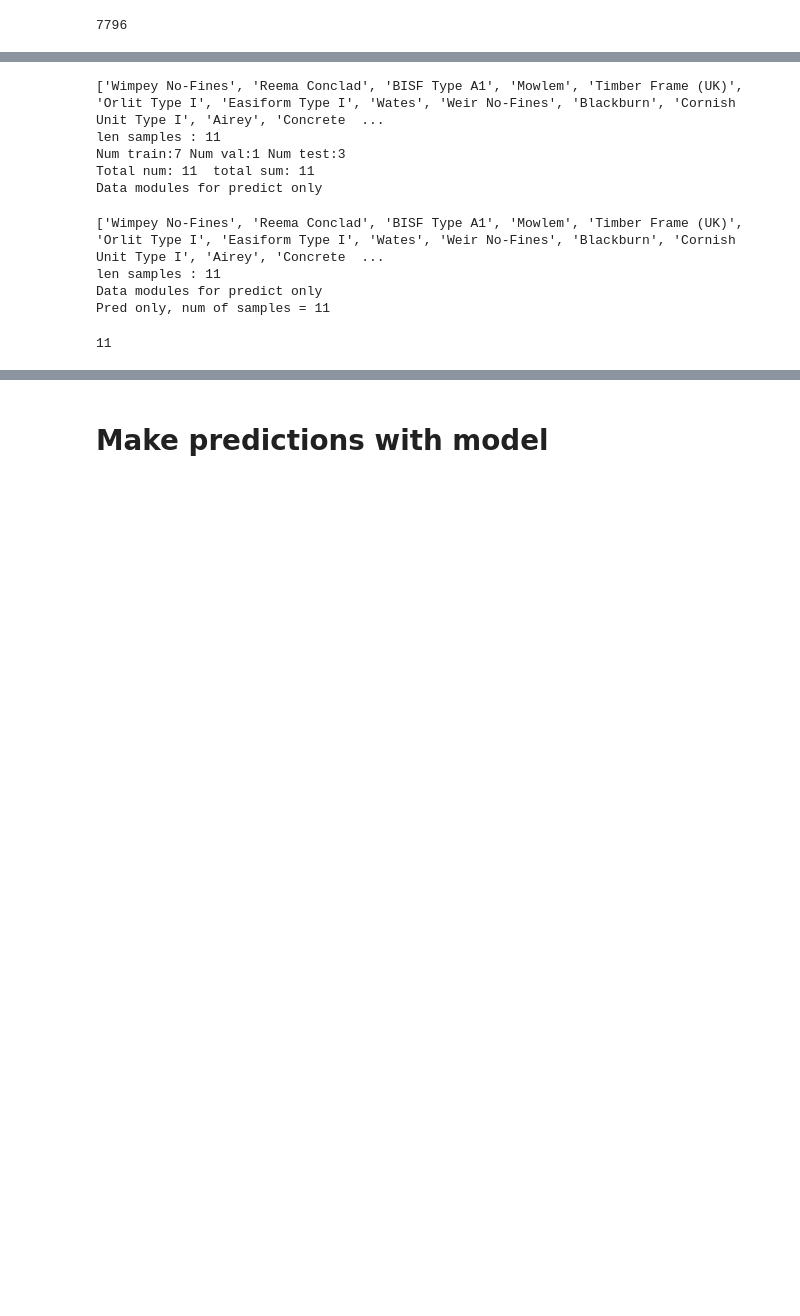
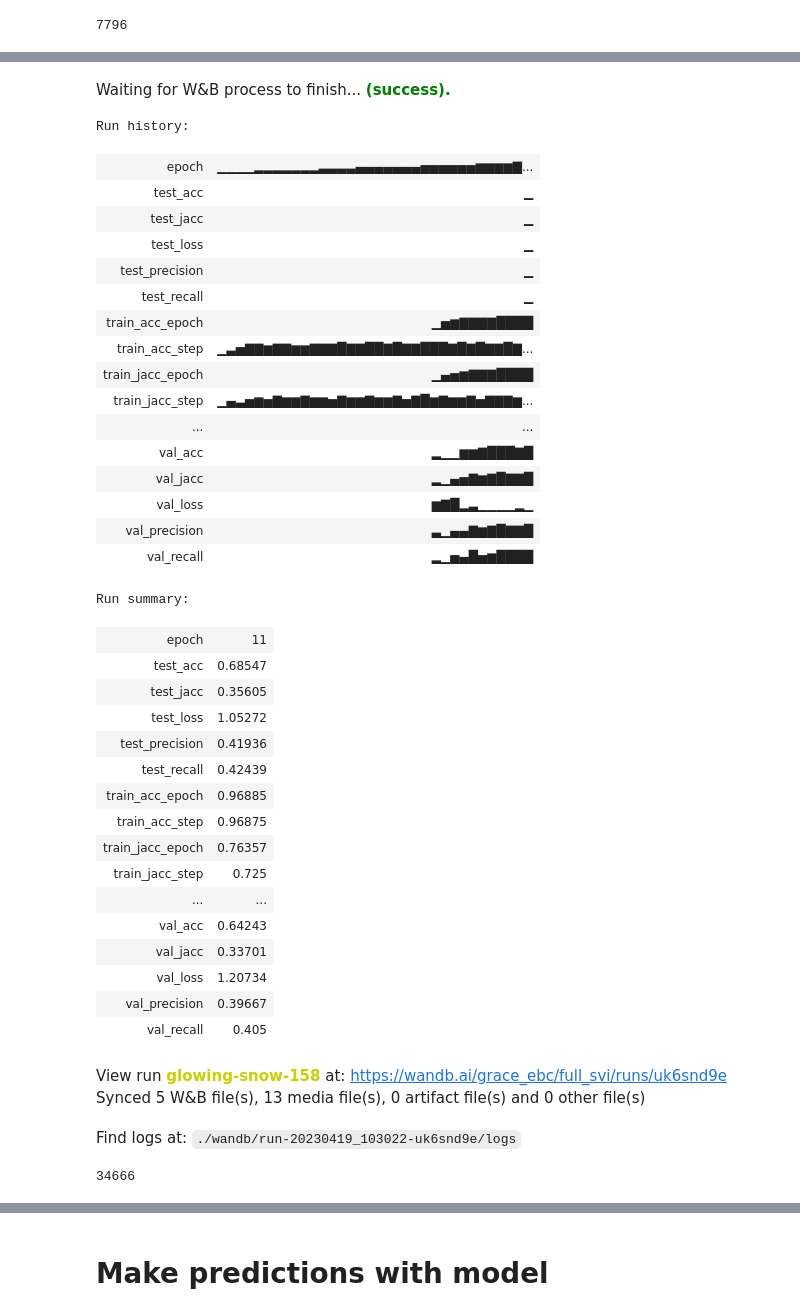
Before and after one commit to graceebc9/Arch_Class, a Jupyter notebook: train_svi.ipynb, the cells around one changed output, grey strips where cells are left out. Drawn from its saved outputs; the diff is of its cells as text; code cells hidden in the pictures; blank space fills up the shorter version.

```diff
--- a/train_svi.ipynb
+++ b/train_svi.ipynb
@@ -762,27 +743,55 @@ INFO:pytorch_lightning.utilities.rank_zero:Loaded model weights from the checkpo
+# %%
+
+wandb.finish()
+# %% [output]
+Waiting for W&B process to finish... (success).
+Run history:
+| epoch | ▁▁▁▁▂▂▂▂▂▂▂▃▃▃▃▄▄▄▄▄▄▄▅▅▅▅▅▅▆▆▆▆▇... |
+| test_acc | ▁ |
+| test_jacc | ▁ |
+| test_loss | ▁ |
+| test_precision | ▁ |
+| test_recall | ▁ |
+| train_acc_epoch | ▁▅▆▇▇▇▇████ |
+| train_acc_step | ▁▃▅▇▇▆▇▇▆▆▇▇▇█▇▇██▇█▇▇███▇█▇█▇▇█▇... |
+| train_jacc_epoch | ▁▄▅▆▇▇▇████ |
+| train_jacc_step | ▁▄▃▅▆▅▇▆▆▇▆▆▅▇▆▆▇▆▆▇▅▇█▆▇▆▆▇▅▇▇▇▆... |
+| ... | ... |
+| val_acc | ▂▁▁▆▆▇███▇█ |
+| val_jacc | ▂▁▄▅▇▆▇█▇▇█ |
+| val_loss | ▆▇█▂▃▁▁▁▁▂▁ |
+| val_precision | ▃▁▄▄▇▆▇█▇▇█ |
+| val_recall | ▂▁▅▄█▅▆████ |
+Run summary:
+| epoch | 11 |
+| test_acc | 0.68547 |
+| test_jacc | 0.35605 |
+| test_loss | 1.05272 |
+| test_precision | 0.41936 |
+| test_recall | 0.42439 |
+| train_acc_epoch | 0.96885 |
+| train_acc_step | 0.96875 |
+| train_jacc_epoch | 0.76357 |
+| train_jacc_step | 0.725 |
+| ... | ... |
+| val_acc | 0.64243 |
+| val_jacc | 0.33701 |
+| val_loss | 1.20734 |
+| val_precision | 0.39667 |
+| val_recall | 0.405 |
+View run glowing-snow-158 at: https://wandb.ai/grace_ebc/full_svi/runs/uk6snd9e
+Synced 5 W&B file(s), 13 media file(s), 0 artifact file(s) and 0 other file(s)
+Find logs at: ./wandb/run-20230419_103022-uk6snd9e/logs
 # %%
 PATH = '/content/gdrive/MyDrive/Non_Trads_FOI/models/resnetadam.pt'
 torch.save(model.state_dict(), PATH)
+# %%
+
+len(os.listdir("/content/gdrive/MyDrive/Non_Trads_FOI/data/cambridge_svi/cambridge1/"))
+# %% [output]
+34666
 # %%
 
-pred_dm = MyDataModule(data_dir="/content/gdrive/MyDrive/Non_Trads_FOI/data/full_svi/sandbox_images", batch_size=32, pred_only = True)
-pred_dm.setup()
+
+# new = MyDataModule(data_dir="/content/gdrive/MyDrive/Non_Trads_FOI/data/full_svi/sandbox_images", batch_size=32, pred_only = True)
+# new.setup()
-# %% [output]
-['Wimpey No-Fines', 'Reema Conclad', 'BISF Type A1', 'Mowlem', 'Timber Frame (UK)', 'Orlit Type I', 'Easiform Type I', 'Wates', 'Weir No-Fines', 'Blackburn', 'Cornish Unit Type I', 'Airey', 'Concrete  ...
-len samples : 11
-Num train:7 Num val:1 Num test:3
-Total num: 11  total sum: 11
-Data modules for predict only
-# %%
-
-
-new = MyDataModule(data_dir="/content/gdrive/MyDrive/Non_Trads_FOI/data/full_svi/sandbox_images", batch_size=32, pred_only = True)
-new.setup()
-# %% [output]
-['Wimpey No-Fines', 'Reema Conclad', 'BISF Type A1', 'Mowlem', 'Timber Frame (UK)', 'Orlit Type I', 'Easiform Type I', 'Wates', 'Weir No-Fines', 'Blackburn', 'Cornish Unit Type I', 'Airey', 'Concrete  ...
-len samples : 11
-Data modules for predict only
-Pred only, num of samples = 11
-# %%
-len(pred_dm.get_dataset_samples())
-# %% [output]
-11
```
Also changed, not shown: parts of 29 cells of this notebook.
